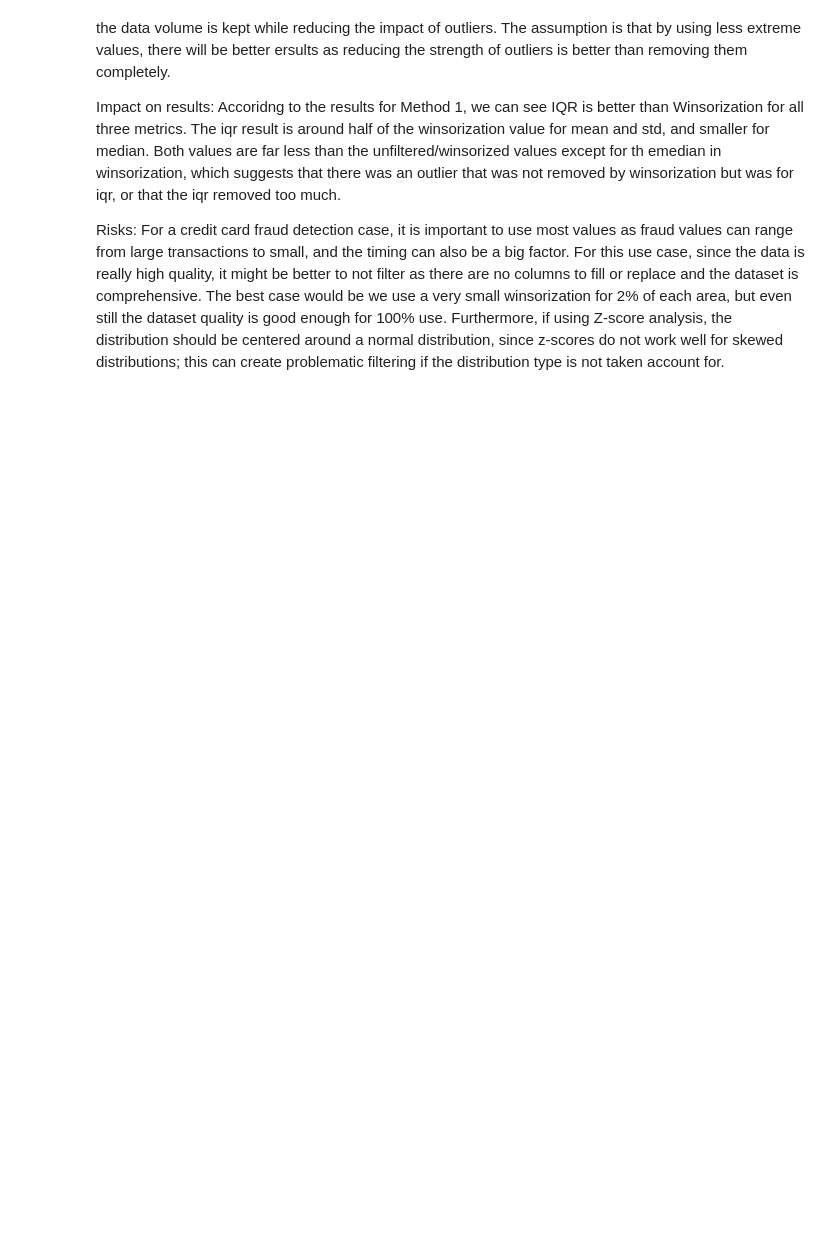
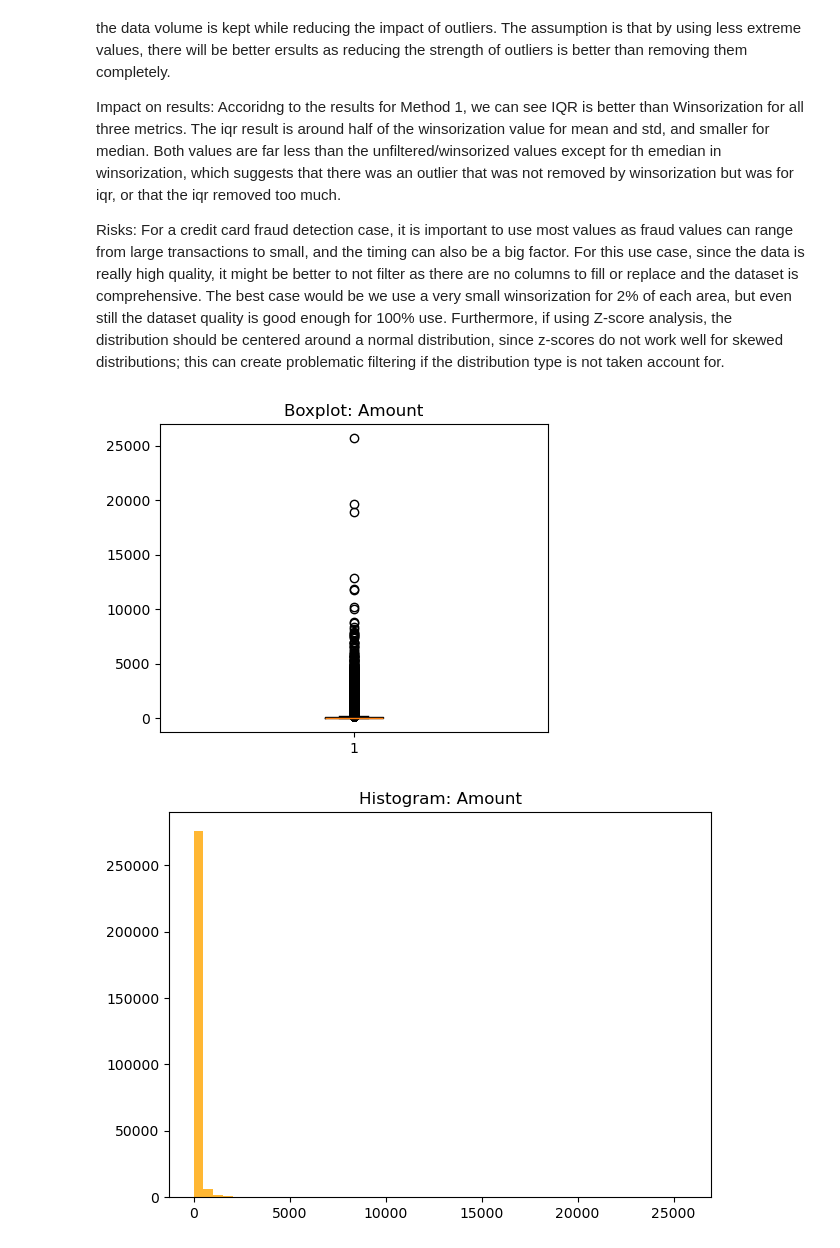
Before and after one commit to Techdude01/bootcamp_kushal_mamillapalli, a Jupyter notebook: project/notebooks/outlier_risk_analysis.ipynb, the cells around one changed output. Cells and saved outputs as stored; diff of their text form; code cells hidden in the pictures; blank space fills up the shorter version.

```diff
--- a/project/notebooks/outlier_risk_analysis.ipynb
+++ b/project/notebooks/outlier_risk_analysis.ipynb
@@ -160,3 +160,18 @@ Accoridng to the results for Method 1, we can see IQR is better than Winsorizati
 Risks:
 For a credit card fraud detection case, it is important to use most values as fraud values can range from large transactions to small, and the timing can also be a big factor. For this use case, since the data is really high quality, it might be better to not filter as there are no columns to fill or replace and the dataset is comprehensive. The best case would be we use a very small winsorization for 2% of each area, but even still the dataset quality is good enough for 100% use.
 Furthermore, if using Z-score analysis, the distribution should be centered around a normal distribution, since z-scores do not work well for skewed distributions; this can create problematic filtering if the distribution type is not taken account for.
+# %%
+# Add for stakeholder Report
+from matplotlib.pyplot import savefig
+plt.figure(figsize=(5,4))
+plt.boxplot(df['Amount'])
+plt.title('Boxplot: Amount')
+savefig('../data/images/amount_boxplot.png'); plt.show()
+
+plt.figure(figsize=(7,5))
+plt.hist(df['Amount'], bins=50, color='orange', alpha=0.8)
+plt.title('Histogram: Amount')
+savefig('../data/images/amount_histogram.png'); plt.show()
+# %% [output]
+[figure, added]
+[figure, added]
```
Also changed, not shown: 20 other files.
